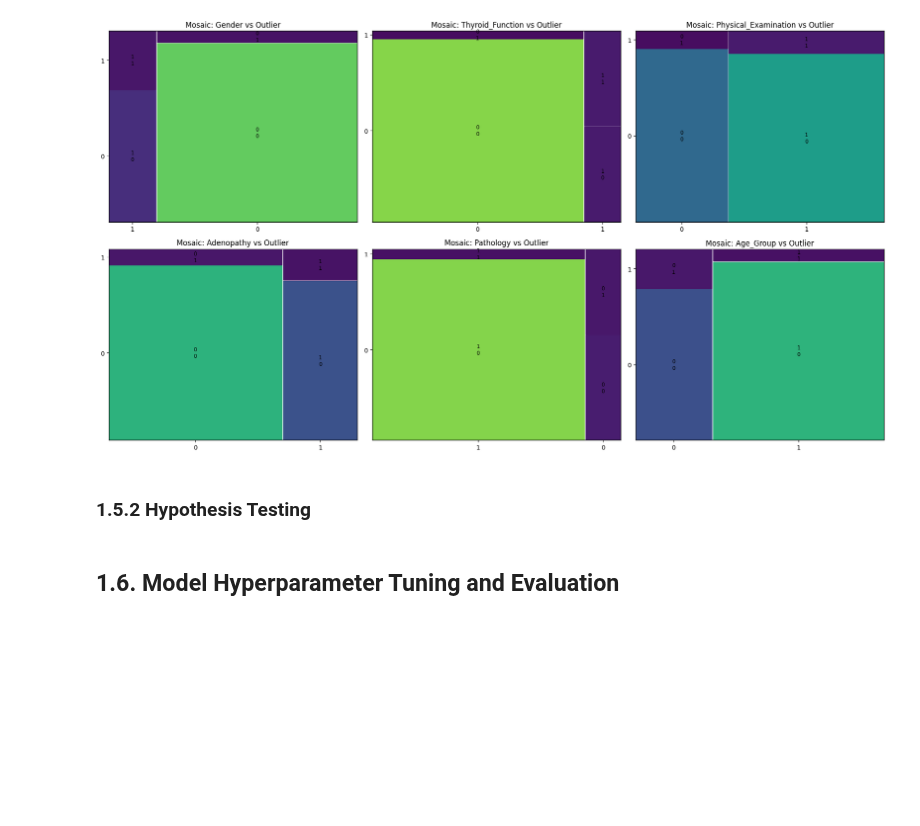
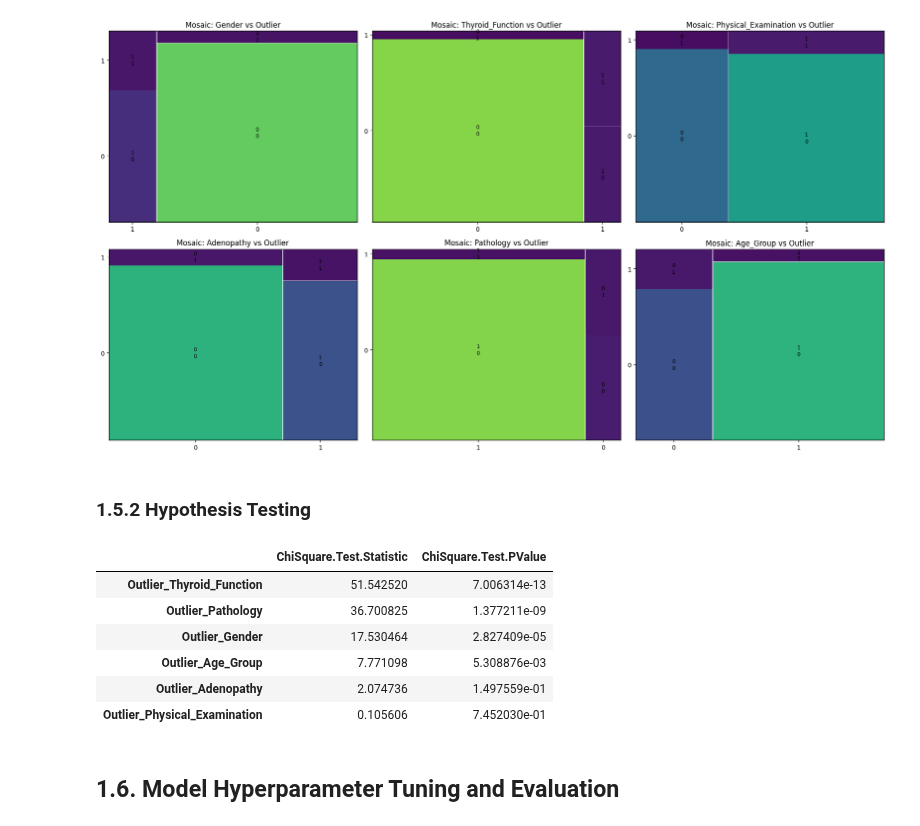
Before and after one commit to JohnPaulinePineda/Portfolio_Project_61, a Jupyter notebook: codes/DetectingAndEvaluatingAnomaliesInCategoricalDataUnderSupervisedAndUnsupervisedSettings.ipynb, the cells around one changed output. Drawn from its saved outputs; the diff is of its cells as text; code cells hidden in the pictures; blank space fills up the shorter version.

```diff
--- a/codes/DetectingAndEvaluatingAnomaliesInCategoricalDataUnderSupervisedAndUnsupervisedSettings.ipynb
+++ b/codes/DetectingAndEvaluatingAnomaliesInCategoricalDataUnderSupervisedAndUnsupervisedSettings.ipynb
@@ -1771,6 +1771,38 @@ mosaic_grid_plot(thyroid_cancer_train_EDA, label_col)
 [figure]
 # %% [markdown]
 ### 1.5.2 Hypothesis Testing <a class="anchor" id="1.5.2"></a>
+# %%
+##################################
+# Computing the chisquare
+# statistic and p-values
+# between the target variable
+# and categorical predictor columns
+##################################
+thyroid_cancer_categorical_chisquare_target = {}
+thyroid_cancer_categorical = thyroid_cancer_train.loc[:,(thyroid_cancer_train.columns != 'Outlier') | (thyroid_cancer_train.columns == 'Outlier')]
+thyroid_cancer_categorical_columns = thyroid_cancer_train.loc[:,thyroid_cancer_train.columns != 'Outlier'].columns
+for categorical_column in thyroid_cancer_categorical_columns:
+    contingency_table = pd.crosstab(thyroid_cancer_categorical[categorical_column],
+                                    thyroid_cancer_categorical['Outlier'])
+    thyroid_cancer_categorical_chisquare_target['Outlier_' + categorical_column] = stats.chi2_contingency(
+        contingency_table)[0:2]
+# %%
+##################################
+# Formulating the pairwise chisquare summary
+# between the target variable
+# and categorical predictor columns
+##################################
+thyroid_cancer_categorical_summary = thyroid_cancer_categorical.from_dict(thyroid_cancer_categorical_chisquare_target, orient='index')
+thyroid_cancer_categorical_summary.columns = ['ChiSquare.Test.Statistic', 'ChiSquare.Test.PValue']
+display(thyroid_cancer_categorical_summary.sort_values(by=['ChiSquare.Test.PValue'], ascending=True).head(len(thyroid_cancer_categorical_columns)))
+# %% [output]
+|  | ChiSquare.Test.Statistic | ChiSquare.Test.PValue |
+| Outlier_Thyroid_Function | 51.542520 | 7.006314e-13 |
+| Outlier_Pathology | 36.700825 | 1.377211e-09 |
+| Outlier_Gender | 17.530464 | 2.827409e-05 |
+| Outlier_Age_Group | 7.771098 | 5.308876e-03 |
+| Outlier_Adenopathy | 2.074736 | 1.497559e-01 |
+| Outlier_Physical_Examination | 0.105606 | 7.452030e-01 |
 # %% [markdown]
 ## 1.6. Model Hyperparameter Tuning and Evaluation <a class="anchor" id="1.6"></a>
 # %% [markdown]
```
Also changed, not shown: parts of 15 cells of this notebook, 1 other file.
